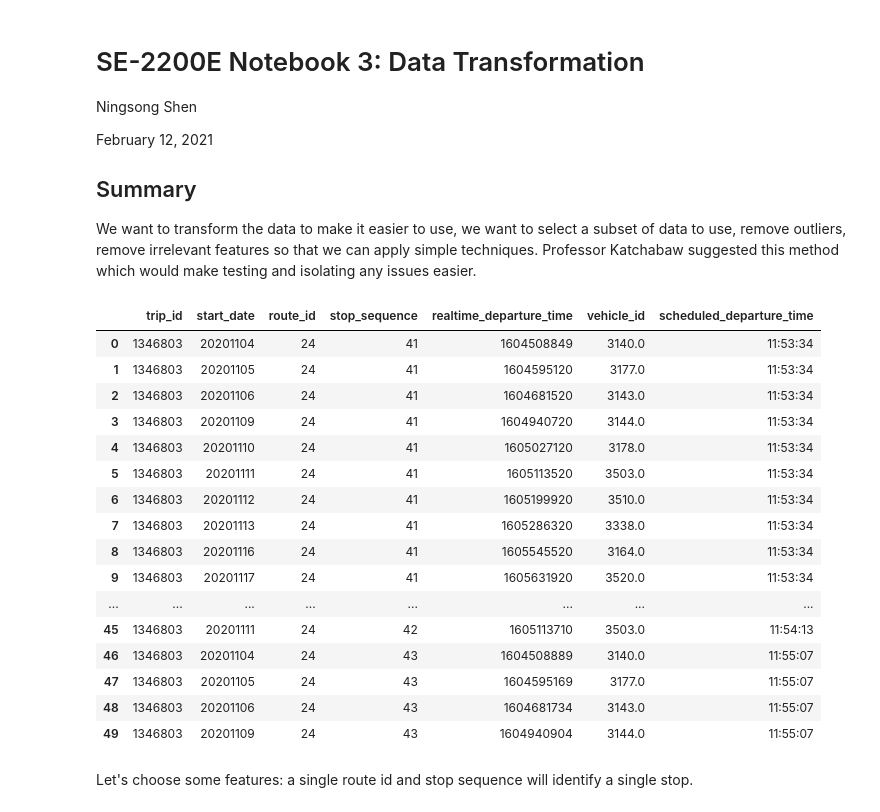
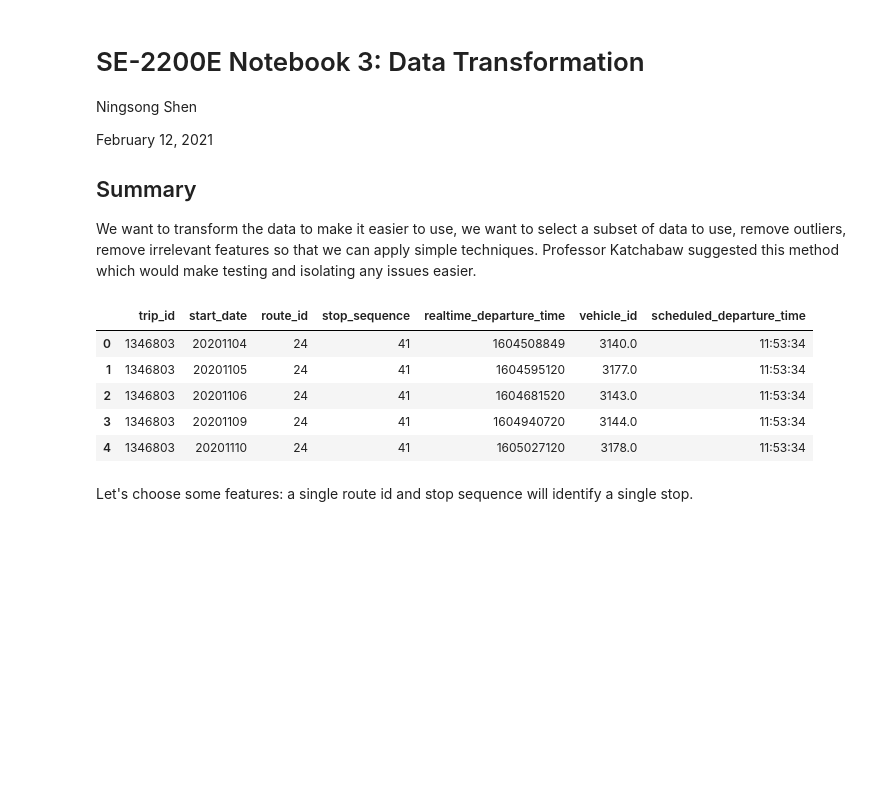
Before and after one commit to ningsongshen/public-transit-schedules, a Jupyter notebook: notebook/notebook_3_data_transformation.ipynb, the cells around one changed output. Drawn from its saved outputs; the diff is of its cells as text; code cells hidden in the pictures; blank space fills up the shorter version.

```diff
--- a/notebook/notebook_3_data_transformation.ipynb
+++ b/notebook/notebook_3_data_transformation.ipynb
@@ -13,24 +14,14 @@ import pandas as pd
 # %%
 df = pd.read_csv('../clean_data/prepared_data.csv')
-# %%
-df.head(50)
-# %% [output]
-|  | trip_id | start_date | route_id | stop_sequence | realtime_departure_time | vehicle_id | scheduled_departure_time |
-| 0 | 1346803 | 20201104 | 24 | 41 | 1604508849 | 3140.0 | 11:53:34 |
-| 1 | 1346803 | 20201105 | 24 | 41 | 1604595120 | 3177.0 | 11:53:34 |
-| 2 | 1346803 | 20201106 | 24 | 41 | 1604681520 | 3143.0 | 11:53:34 |
-| 3 | 1346803 | 20201109 | 24 | 41 | 1604940720 | 3144.0 | 11:53:34 |
-| 4 | 1346803 | 20201110 | 24 | 41 | 1605027120 | 3178.0 | 11:53:34 |
-| 5 | 1346803 | 20201111 | 24 | 41 | 1605113520 | 3503.0 | 11:53:34 |
-| 6 | 1346803 | 20201112 | 24 | 41 | 1605199920 | 3510.0 | 11:53:34 |
-| 7 | 1346803 | 20201113 | 24 | 41 | 1605286320 | 3338.0 | 11:53:34 |
-| 8 | 1346803 | 20201116 | 24 | 41 | 1605545520 | 3164.0 | 11:53:34 |
-| 9 | 1346803 | 20201117 | 24 | 41 | 1605631920 | 3520.0 | 11:53:34 |
-| ... | ... | ... | ... | ... | ... | ... | ... |
-| 45 | 1346803 | 20201111 | 24 | 42 | 1605113710 | 3503.0 | 11:54:13 |
-| 46 | 1346803 | 20201104 | 24 | 43 | 1604508889 | 3140.0 | 11:55:07 |
-| 47 | 1346803 | 20201105 | 24 | 43 | 1604595169 | 3177.0 | 11:55:07 |
-| 48 | 1346803 | 20201106 | 24 | 43 | 1604681734 | 3143.0 | 11:55:07 |
-| 49 | 1346803 | 20201109 | 24 | 43 | 1604940904 | 3144.0 | 11:55:07 |
+# %%
+df['trip_id'] = df['trip_id'].astype('category')
+df.head()
+# %% [output]
+|  | trip_id | start_date | route_id | stop_sequence | realtime_departure_time | vehicle_id | scheduled_departure_time |
+| 0 | 1346803 | 20201104 | 24 | 41 | 1604508849 | 3140.0 | 11:53:34 |
+| 1 | 1346803 | 20201105 | 24 | 41 | 1604595120 | 3177.0 | 11:53:34 |
+| 2 | 1346803 | 20201106 | 24 | 41 | 1604681520 | 3143.0 | 11:53:34 |
+| 3 | 1346803 | 20201109 | 24 | 41 | 1604940720 | 3144.0 | 11:53:34 |
+| 4 | 1346803 | 20201110 | 24 | 41 | 1605027120 | 3178.0 | 11:53:34 |
 # %% [markdown]
 Let's choose some features: a single route id and stop sequence will identify a single stop.
```
Also changed, not shown: parts of 10 cells of this notebook, 3 other files.
